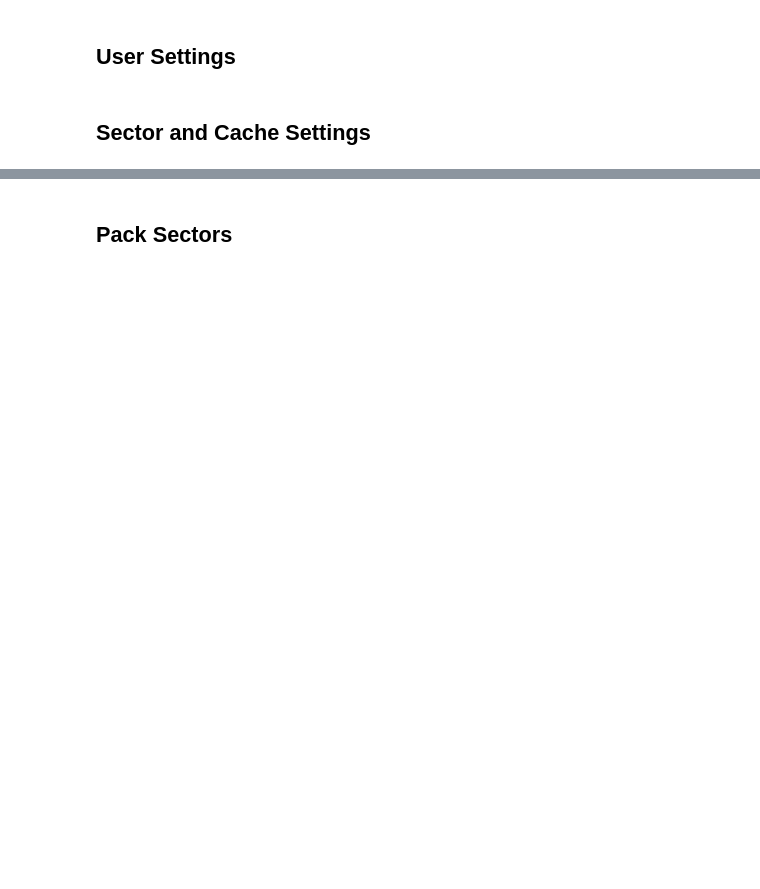
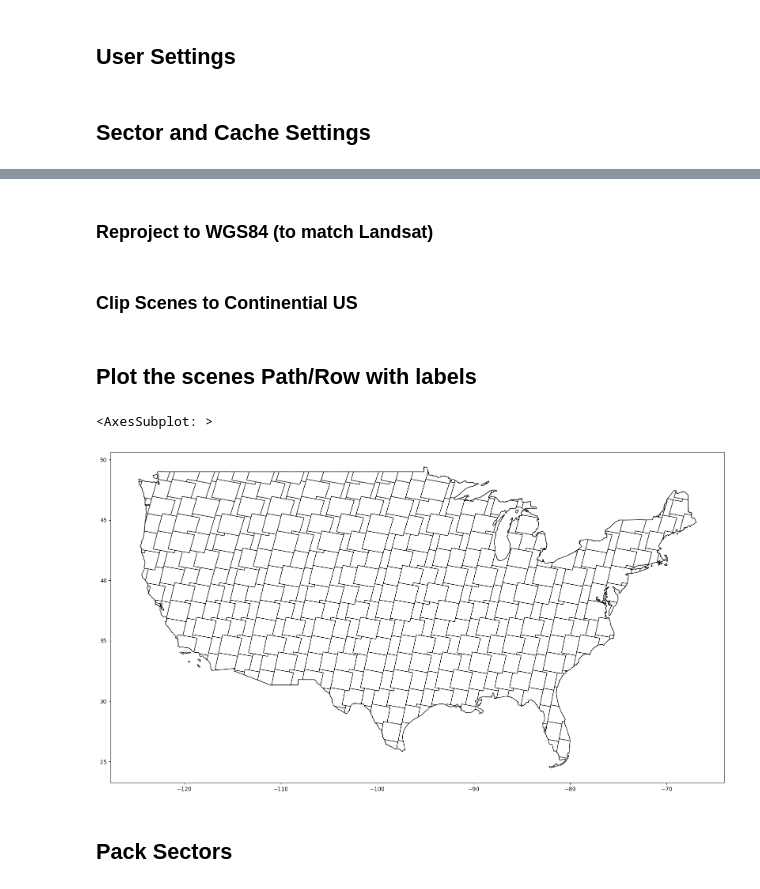
Before and after one commit to easierdata/easier, a Jupyter notebook: code/Pynotebooks/user_access_simulation.ipynb, the cells around one changed output, grey strips where cells are left out. Saved outputs shown, nothing was run; the diff lists cells and outputs as text; code cells hidden in the pictures; blank space fills up the shorter version.

```diff
--- a/code/Pynotebooks/user_access_simulation.ipynb
+++ b/code/Pynotebooks/user_access_simulation.ipynb
@@ -58,2 +35,26 @@ sector_packing_method = "random-greedy" # "random-greedy" or "sequential"
+# %%
+landsat_scenes_shp = gpd.read_file("https://d9-wret.s3.us-west-2.amazonaws.com/assets/palladium/production/s3fs-public/atoms/files/WRS2_descending_0.zip")[["PATH", "ROW", "geometry"]]
+us_states_shp = gpd.read_file("https://www2.census.gov/geo/tiger/GENZ2018/shp/cb_2018_us_state_20m.zip")[["geometry", "STUSPS"]]
+msa_boundaries = gpd.read_file("https://www2.census.gov/geo/tiger/GENZ2018/shp/cb_2018_us_cbsa_20m.zip")[["CBSAFP", "geometry"]]
+# %% [markdown]
+### Reproject to WGS84 (to match Landsat)
+# %%
+us_states_shp.to_crs(epsg=4326, inplace=True)
+msa_boundaries.to_crs(epsg=4326, inplace=True)
+# %% [markdown]
+### Clip Scenes to Continential US
+# %%
+us_states_continential = us_states_shp[us_states_shp["STUSPS"].isin(["AK", "HI", "PR", "VI", "GU", "AS", "MP", "UM"]) == False] # Remove non-continental US states
+landsat_scenes_clipped = gpd.clip(landsat_scenes_shp, us_states_continential)
+len(landsat_scenes_clipped) # Should be about 457 scenes
+landsat_scenes_clipped.reset_index(inplace=True, drop=True) # Reset index because we clipped the dataframe
+# %% [markdown]
+## Plot the scenes Path/Row with labels
+# %%
+## Plot the scenes Path/Row
+landsat_scenes_clipped.plot(figsize=(20, 20), color="white", edgecolor="black")
+# %% [output]
+<AxesSubplot: >
+[figure, added]
 # %% [markdown]
 ## Pack Sectors
```
Also changed, not shown: parts of 24 cells of this notebook.
